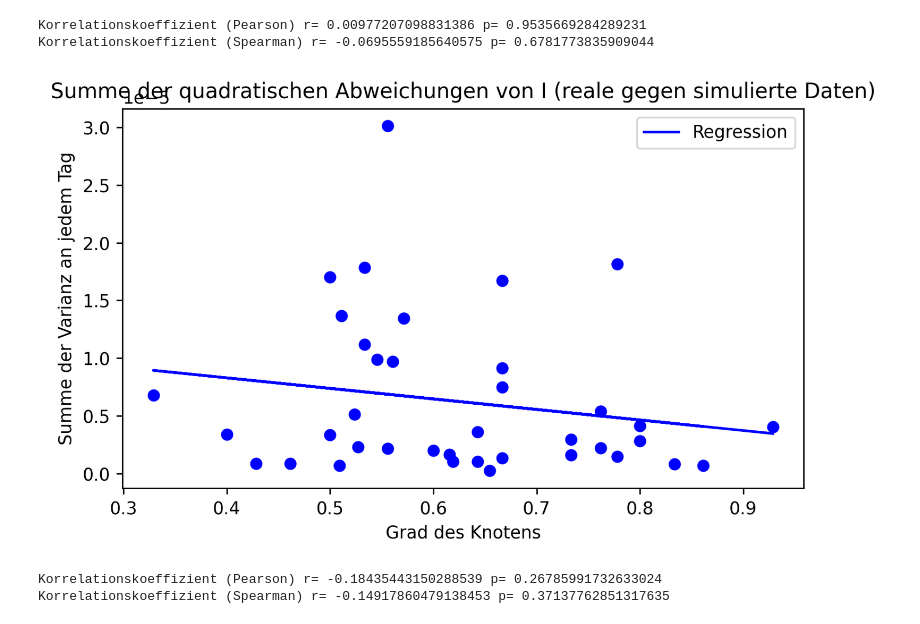
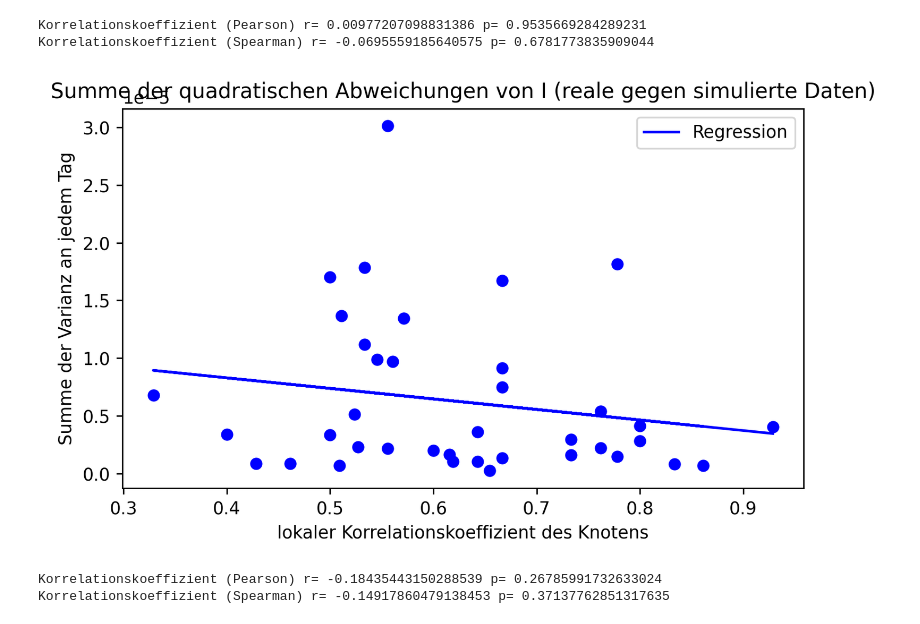
Before and after one commit to torbensun/Modeling-Of-Epidemics-With-Compartmental-And-Network-Models, a Jupyter notebook: Project.ipynb, the cells around one changed output. Drawn from its saved outputs; the diff is of its cells as text; code cells hidden in the pictures.

```diff
--- a/Project.ipynb
+++ b/Project.ipynb
@@ -936,23 +936,23 @@ Korrelationskoeffizient (Spearman) r= -0.0695559185640575 p= 0.6781773835909044
 # %%
 ## mit Clusterkoeffizient
 cc=np.load("Internal Data/local_clustering_coeffs.npy")
 # Regression
 
 def fh_cc(x, a, b):
 	return a*x+b
 p0 = [0, 0.1]
 fith_cc, errh_cc = opt.curve_fit(fh_cc, cc, heavi_I_var, p0)
 
 plt.figure(figsize=(7,4),dpi=250)
 plt.title("Summe der quadratischen Abweichungen von I (reale gegen simulierte Daten)")
-plt.xlabel('Grad des Knotens')
+plt.xlabel('lokaler Korrelationskoeffizient des Knotens')
 plt.ylabel(r"Summe der Varianz an jedem Tag")
 plt.scatter(cc, heavi_I_var,marker='o',color='blue')
 plt.plot(cc, [fh_cc(d, *fith_cc) for d in cc], label="Regression",color='blue')
 plt.legend(loc='upper right')
 plt.savefig("Media/Boundaries/Boundaries_38_cc_h.pdf")
 # %% [output]
-[figure, old version]
+[figure, new version]
 # %%
 from scipy import stats
 r_h_p_cc=stats.pearsonr(cc, heavi_I_var,)
```
Also changed, not shown: 2 other files.
